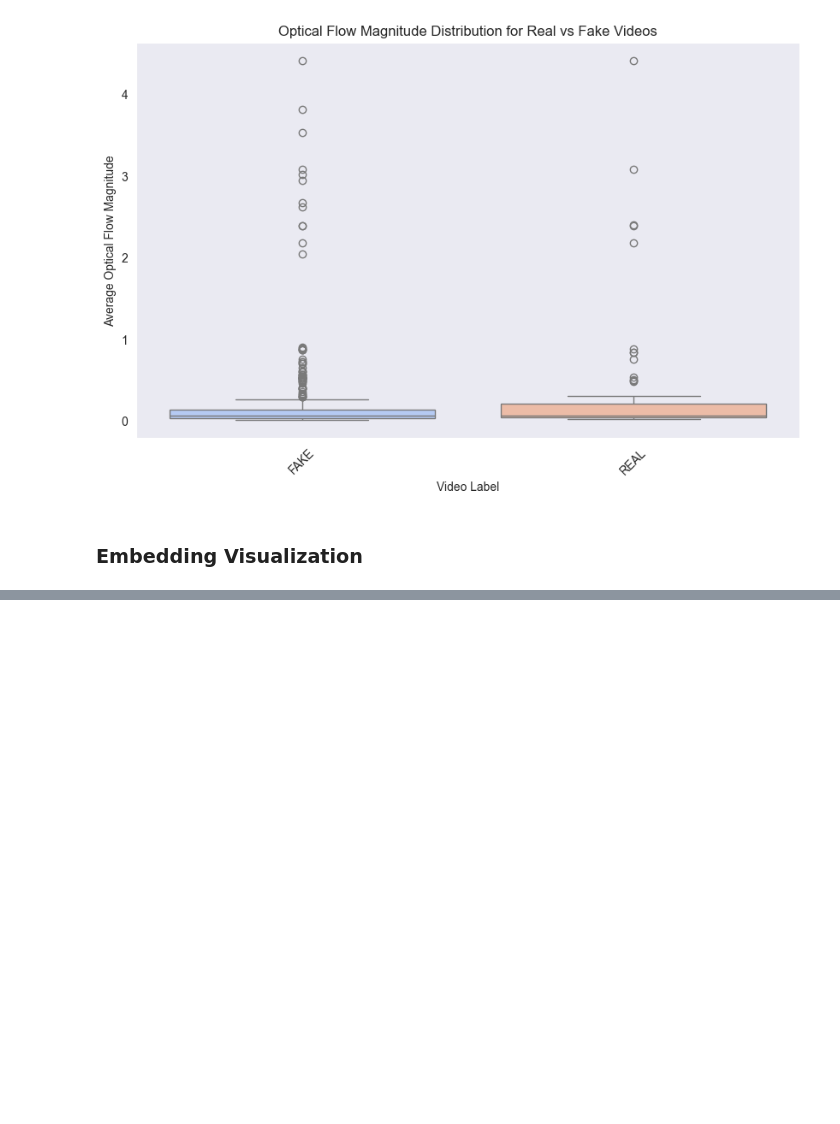
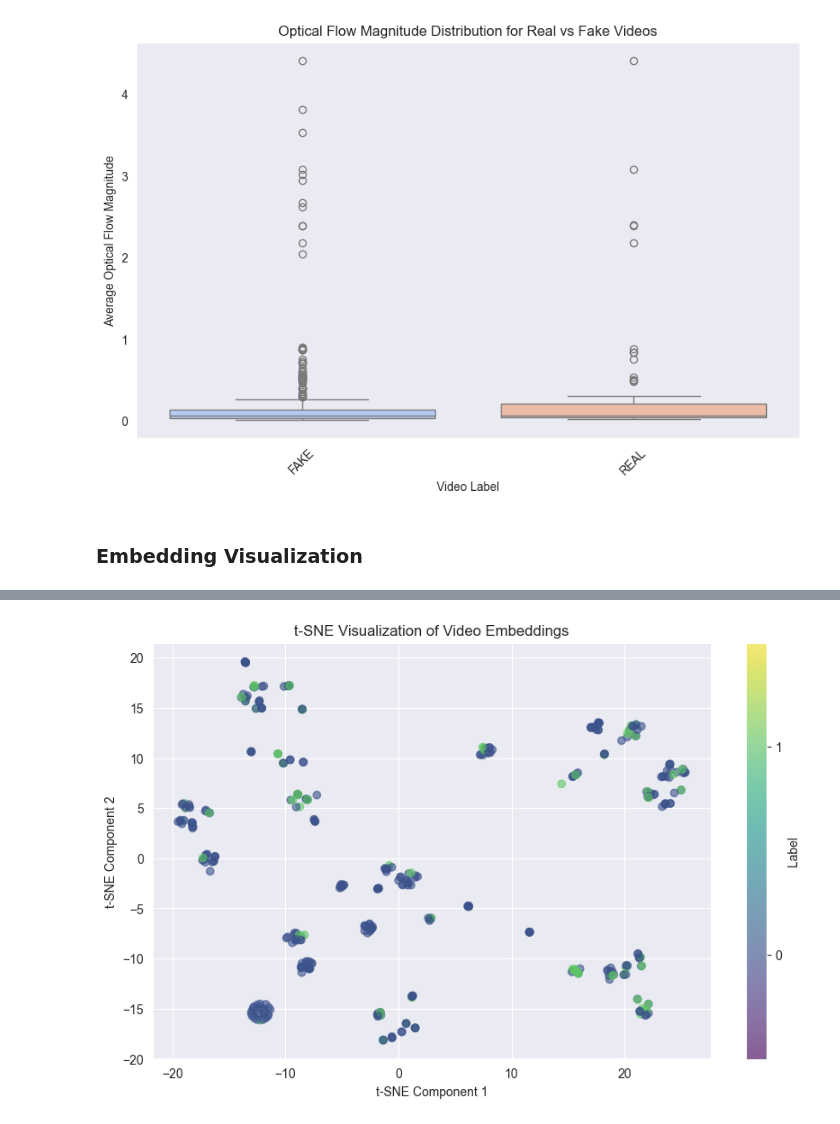
Before and after one commit to wilsonwid/dsa4266-project, a Jupyter notebook: src/jh-eda.ipynb, the cells around one changed output, grey strips where cells are left out. Cells and saved outputs as stored; diff of their text form; code cells hidden in the pictures; blank space fills up the shorter version.

```diff
--- a/src/jh-eda.ipynb
+++ b/src/jh-eda.ipynb
@@ -513,0 +559,44 @@ Passing `palette` without assigning `hue` is deprecated and will be removed in v
+# %%
+def process_videos_features(df, video_dir, duration=10):
+    """Process all videos to extract features."""
+    feature_data = []
+    for idx, row in df.iterrows():
+        video_file = row['video_filename']
+        video_label = row['label']
+        video_path = os.path.join(video_dir, video_file)
+
+        # Extract video features
+        features = extract_video_features(video_path, duration)
+        if features is not None:
+            feature_data.append({'video': video_file, 'label': video_label, 'features': features})
+
+    return pd.DataFrame(feature_data)
+# %%
+def visualize_embeddings(df):
+    """Visualize the embeddings using t-SNE."""
+    embeddings = np.array(df['features'].tolist())
+    labels = df['label'].values
+
+    # Map labels to numerical values
+    label_mapping = {'FAKE': 0, 'REAL': 1}
+    numeric_labels = np.array([label_mapping[label] for label in labels])
+
+    # Reduce dimensionality using t-SNE
+    tsne = TSNE(n_components=2, random_state=42)
+    tsne_results = tsne.fit_transform(embeddings)
+
+    # Plotting
+    plt.figure(figsize=(10, 6))
+    scatter = plt.scatter(tsne_results[:, 0], tsne_results[:, 1], c=numeric_labels, cmap='viridis', alpha=0.6)
+    plt.colorbar(scatter, ticks=[0, 1], label='Label')
+    plt.clim(-0.5, 1.5)  # Adjust color limits for better visualization
+    plt.title('t-SNE Visualization of Video Embeddings')
+    plt.xlabel('t-SNE Component 1')
+    plt.ylabel('t-SNE Component 2')
+    plt.show()
+# %%
+flow_df = process_videos_features(train_metadata_df, train_video_path)
+# %%
+visualize_embeddings(flow_df)
+# %% [output]
+[figure, added]
```
Also changed, not shown: parts of 3 cells of this notebook, 2 other files.
